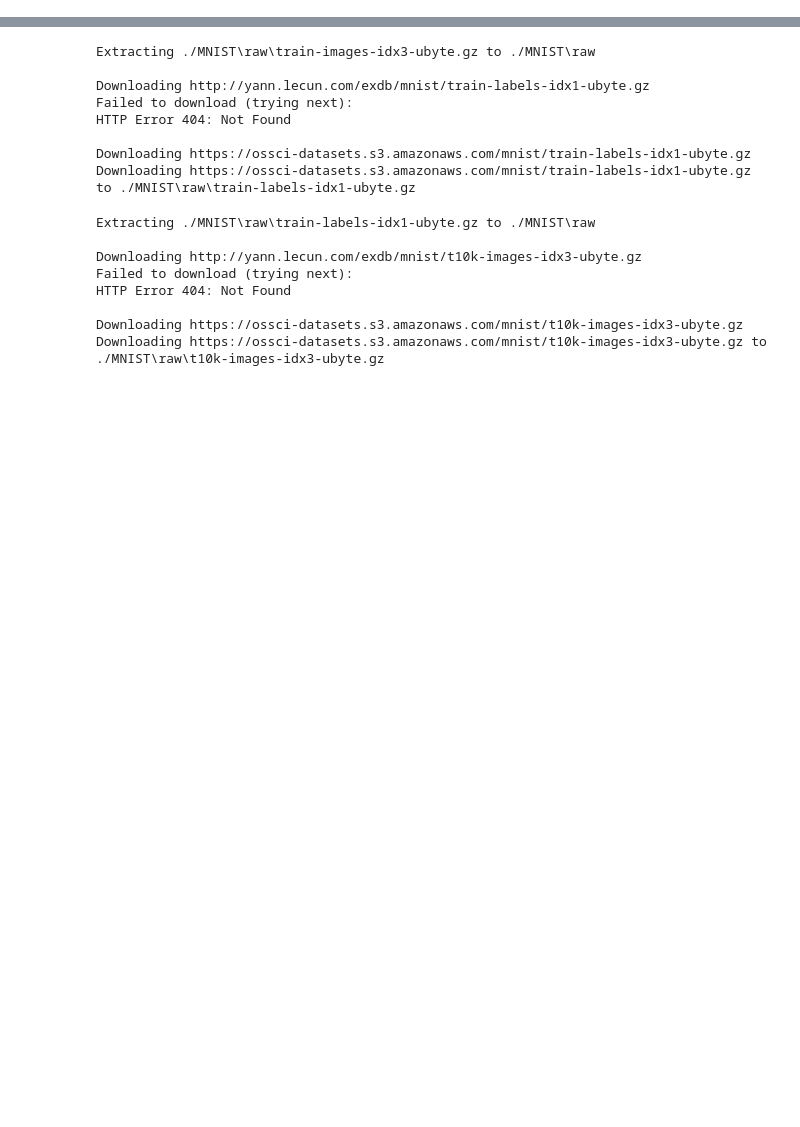
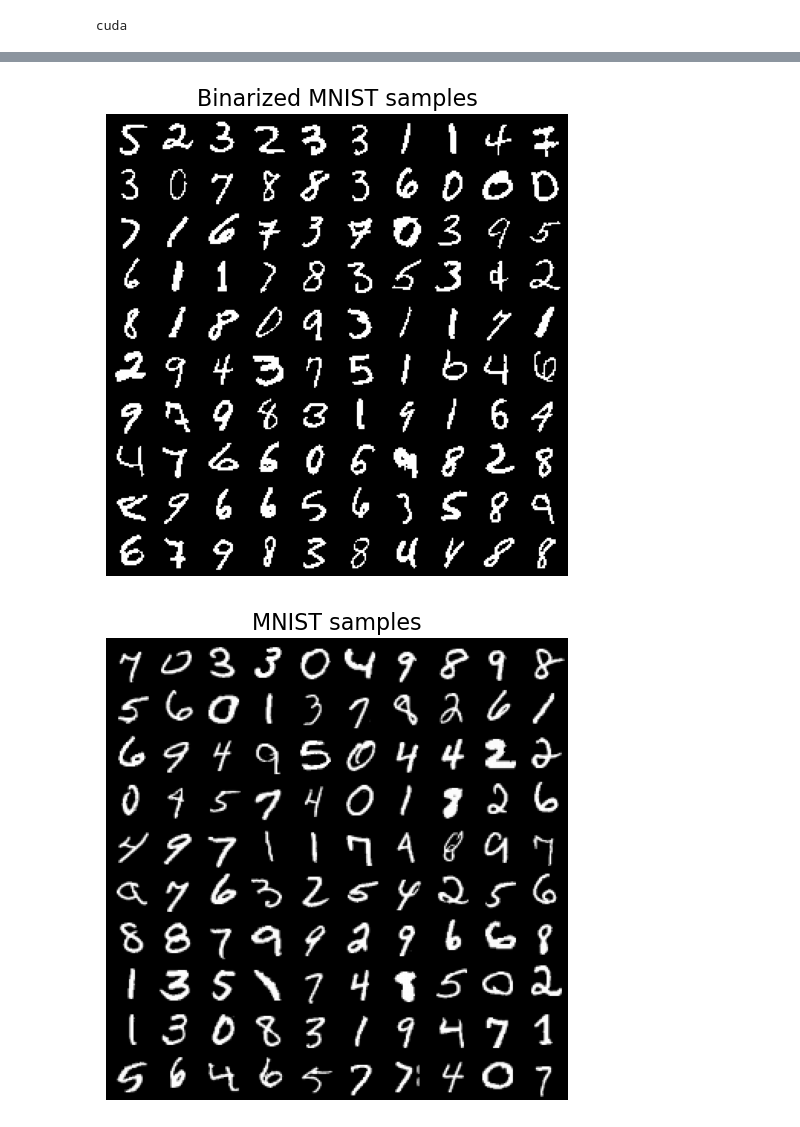
Before and after one commit to collateraris/ML_courses_GenAI_NLP, a Jupyter notebook: scientificProject/GenAI/PixelCNN.ipynb, the cells around one changed output, grey strips where cells are left out. Drawn from its saved outputs; the diff is of its cells as text; code cells hidden in the pictures; blank space fills up the shorter version.

```diff
--- a/scientificProject/GenAI/PixelCNN.ipynb
+++ b/scientificProject/GenAI/PixelCNN.ipynb
@@ -18,15 +18,21 @@ if torch.cuda.is_available():
 else:
     DEVICE='cpu'
 
+print(DEVICE)
+
 import warnings
 warnings.filterwarnings('ignore')
 
 # typing
 from typing import List, Tuple
+# %% [output]
+cuda
 # %%
 from dgm_utils import plot_training_curves
 from dgm_utils import show_samples, visualize_images, load_dataset
 # %%
+import os
+os.environ['KMP_DUPLICATE_LIB_OK'] = 'TRUE'
 train_data_bin, test_data_bin = load_dataset("mnist", flatten=False, binarize=True)
 visualize_images(train_data_bin, "Binarized MNIST samples")
 train_data, test_data = load_dataset("mnist", flatten=False, binarize=False)
@@ -41,16 +41,2 @@ Downloading https://ossci-datasets.s3.amazonaws.com/mnist/train-images-idx3-ubyt
-Extracting ./MNIST\raw\train-images-idx3-ubyte.gz to ./MNIST\raw
-
-Downloading http://yann.lecun.com/exdb/mnist/train-labels-idx1-ubyte.gz
-Failed to download (trying next):
-HTTP Error 404: Not Found
-
-Downloading https://ossci-datasets.s3.amazonaws.com/mnist/train-labels-idx1-ubyte.gz
-Downloading https://ossci-datasets.s3.amazonaws.com/mnist/train-labels-idx1-ubyte.gz to ./MNIST\raw\train-labels-idx1-ubyte.gz
-Extracting ./MNIST\raw\train-labels-idx1-ubyte.gz to ./MNIST\raw
-
-Downloading http://yann.lecun.com/exdb/mnist/t10k-images-idx3-ubyte.gz
-Failed to download (trying next):
-HTTP Error 404: Not Found
-
-Downloading https://ossci-datasets.s3.amazonaws.com/mnist/t10k-images-idx3-ubyte.gz
-Downloading https://ossci-datasets.s3.amazonaws.com/mnist/t10k-images-idx3-ubyte.gz to ./MNIST\raw\t10k-images-idx3-ubyte.gz
+[figure, added]
+[figure, added]
```
Also changed, not shown: parts of 9 cells of this notebook, 1 other file.
